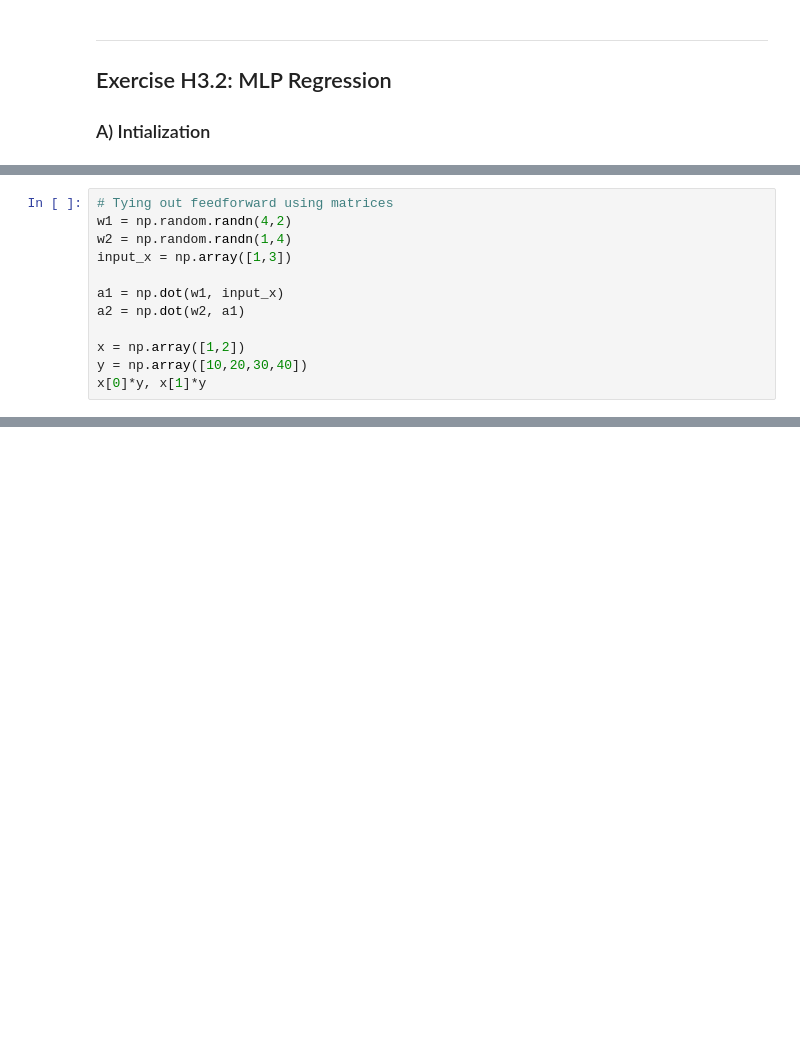
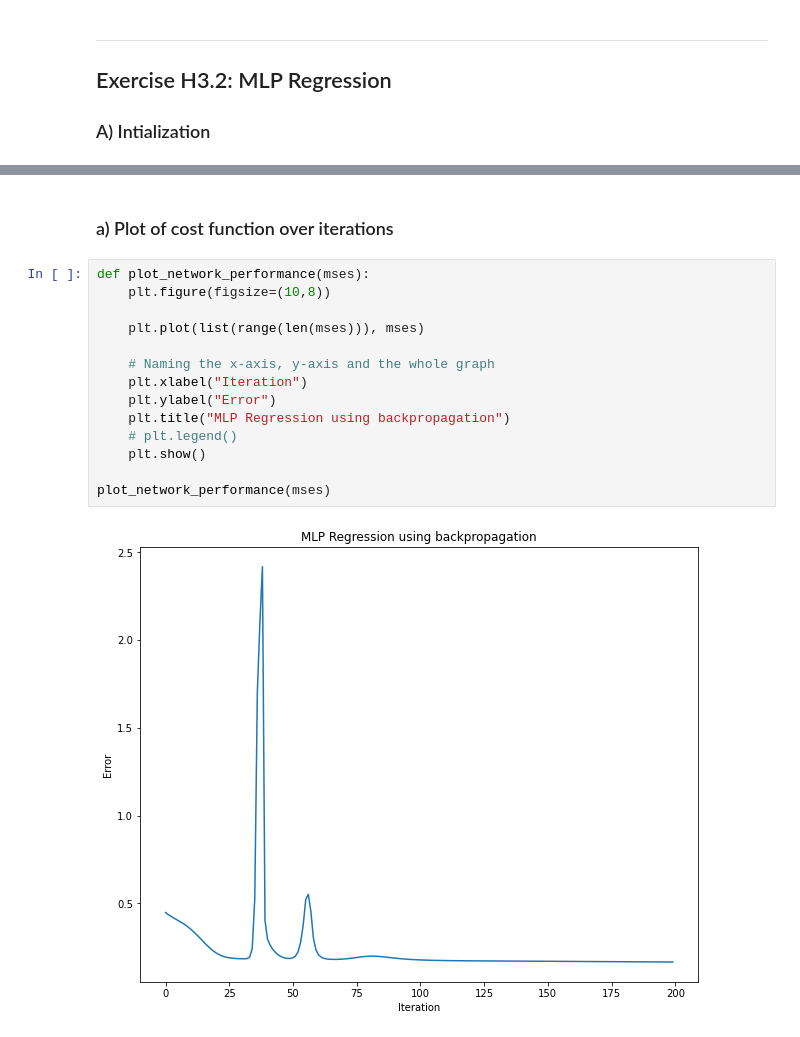
Before and after one commit to ahmedtarek-/MI_2022, a Jupyter notebook: Exercise_03/Exercise_03.ipynb, the cells around one changed output, grey strips where cells are left out. Cells and saved outputs as stored; diff of their text form; blank space fills up the shorter version.

Commit message:
Finished BP and plotting

```diff
--- a/Exercise_03/Exercise_03.ipynb
+++ b/Exercise_03/Exercise_03.ipynb
@@ -294,12 +183,0 @@ weights after: [array([[-1.07160881, -0.84096618],
-# %%
-# Tying out feedforward using matrices
-w1 = np.random.randn(4,2)
-w2 = np.random.randn(1,4)
-input_x = np.array([1,3])
-
-a1 = np.dot(w1, input_x)
-a2 = np.dot(w2, a1)
-
-x = np.array([1,2])
-y = np.array([10,20,30,40])
-x[0]*y, x[1]*y
@@ -307,0 +324,18 @@ x[0]*y, x[1]*y
+# %% [markdown]
+### a) Plot of cost function over iterations
+# %%
+def plot_network_performance(mses):
+    plt.figure(figsize=(10,8))
+
+    plt.plot(list(range(len(mses))), mses)
+
+    # Naming the x-axis, y-axis and the whole graph
+    plt.xlabel("Iteration")
+    plt.ylabel("Error")
+    plt.title("MLP Regression using backpropagation")
+    # plt.legend()
+    plt.show()
+
+plot_network_performance(mses)
+# %% [output]
+[figure, added]
```
Also changed, not shown: parts of 9 cells of this notebook.
